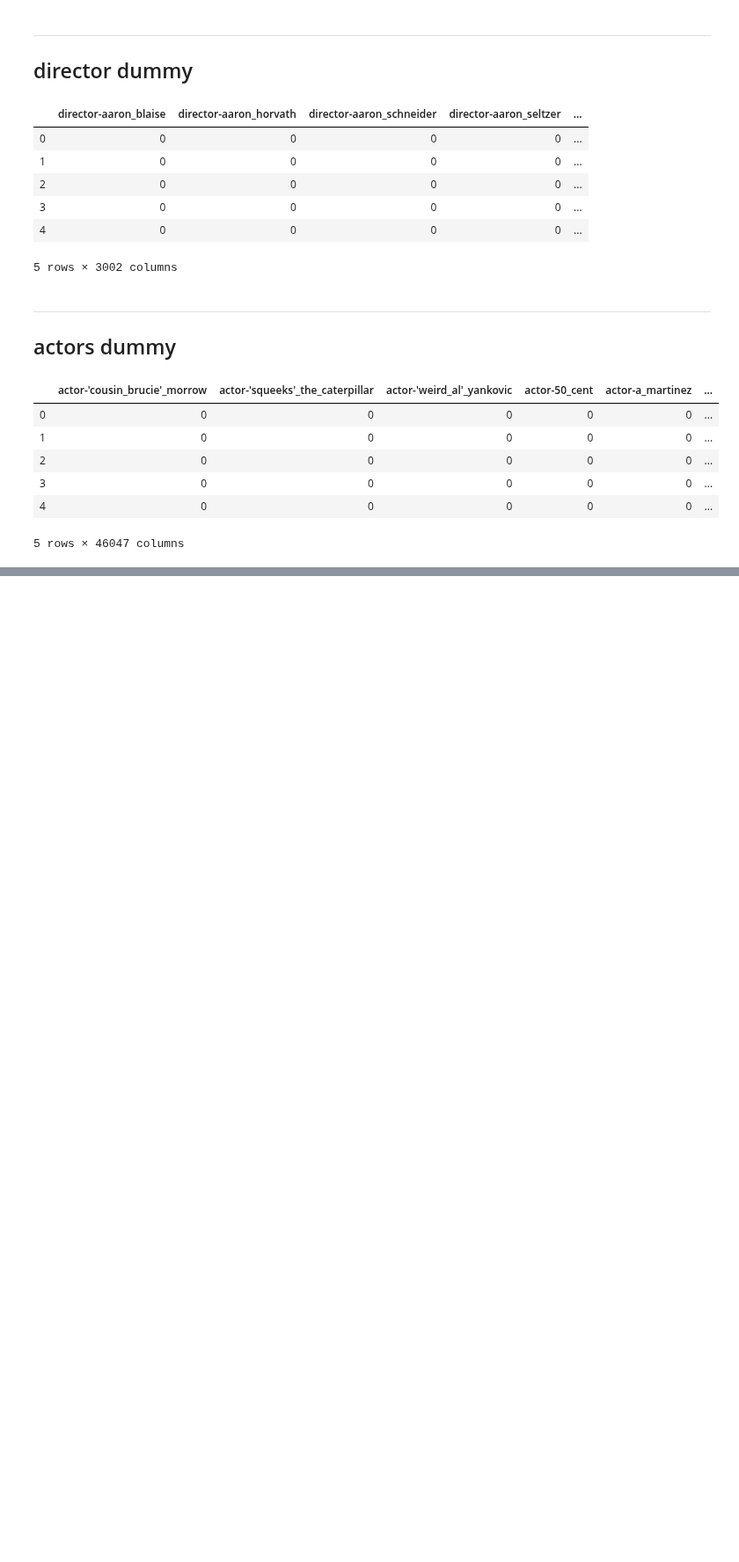
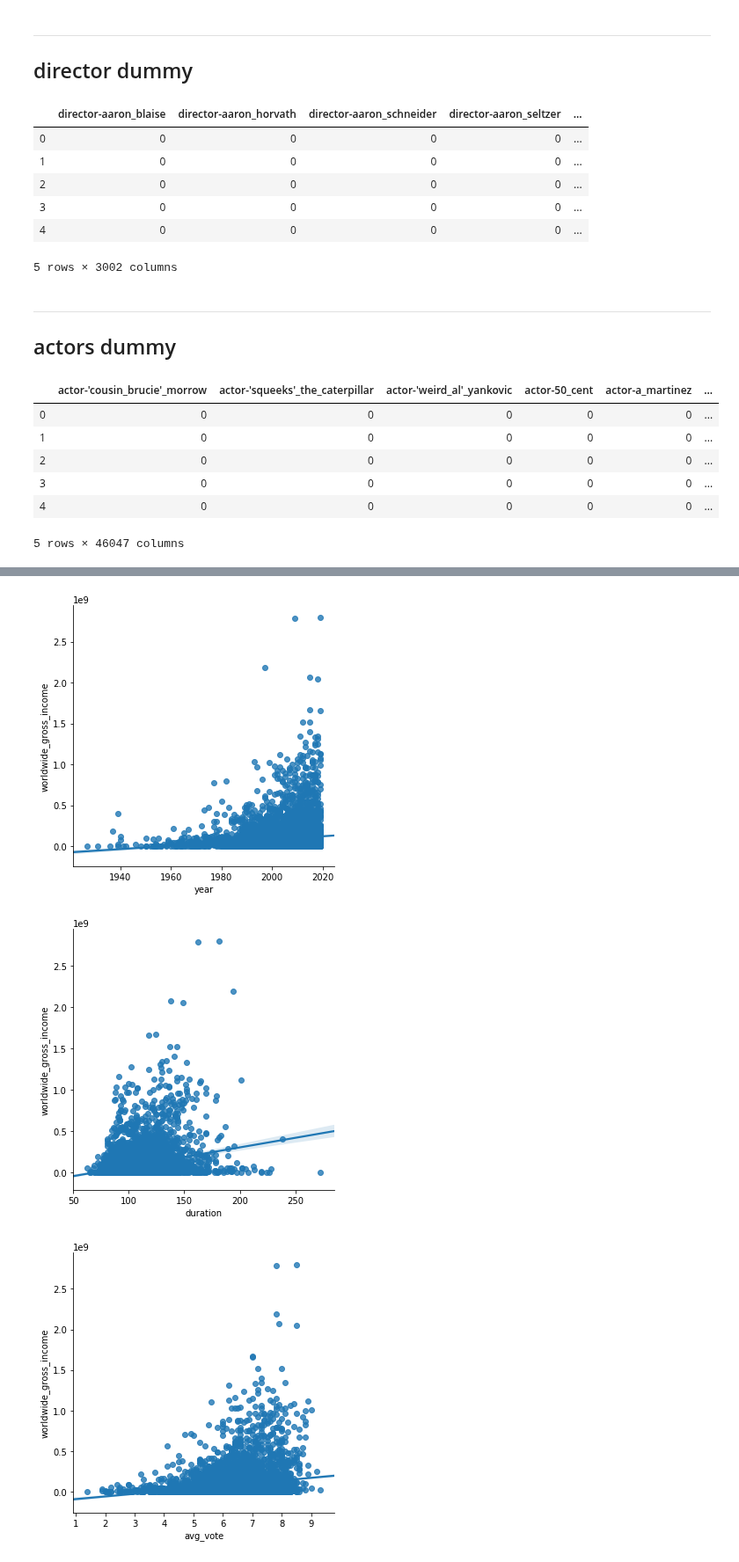
Before and after one commit to CreightonAshton/Scratchwork, a Jupyter notebook: Code/Movies/02-EDA.ipynb, the cells around one changed output, grey strips where cells are left out. Shown at 88% size. Cells and saved outputs as stored; diff of their text form; code cells hidden in the pictures; blank space fills up the shorter version.

```diff
--- a/Code/Movies/02-EDA.ipynb
+++ b/Code/Movies/02-EDA.ipynb
@@ -255,0 +272,9 @@ df.head()
+# %%
+
+for col in [col for col in df.describe().columns if col not in ['usa_gross_income', 'worldwide_gross_income']]:
+    sns.lmplot(x=col, y='worldwide_gross_income', data=df)
+    plt.show();
+# %% [output]
+[figure, added]
+[figure, added]
+[figure, added]
```
Also changed, not shown: parts of 21 cells of this notebook.
